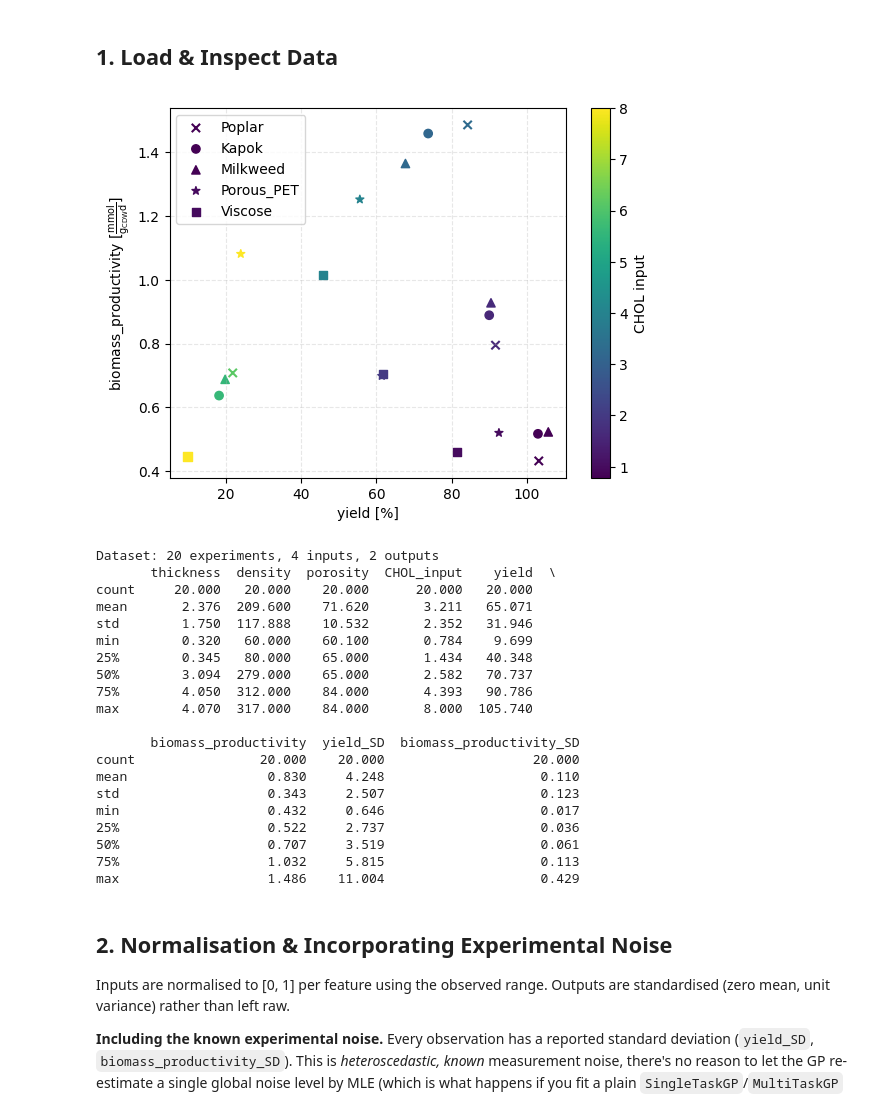
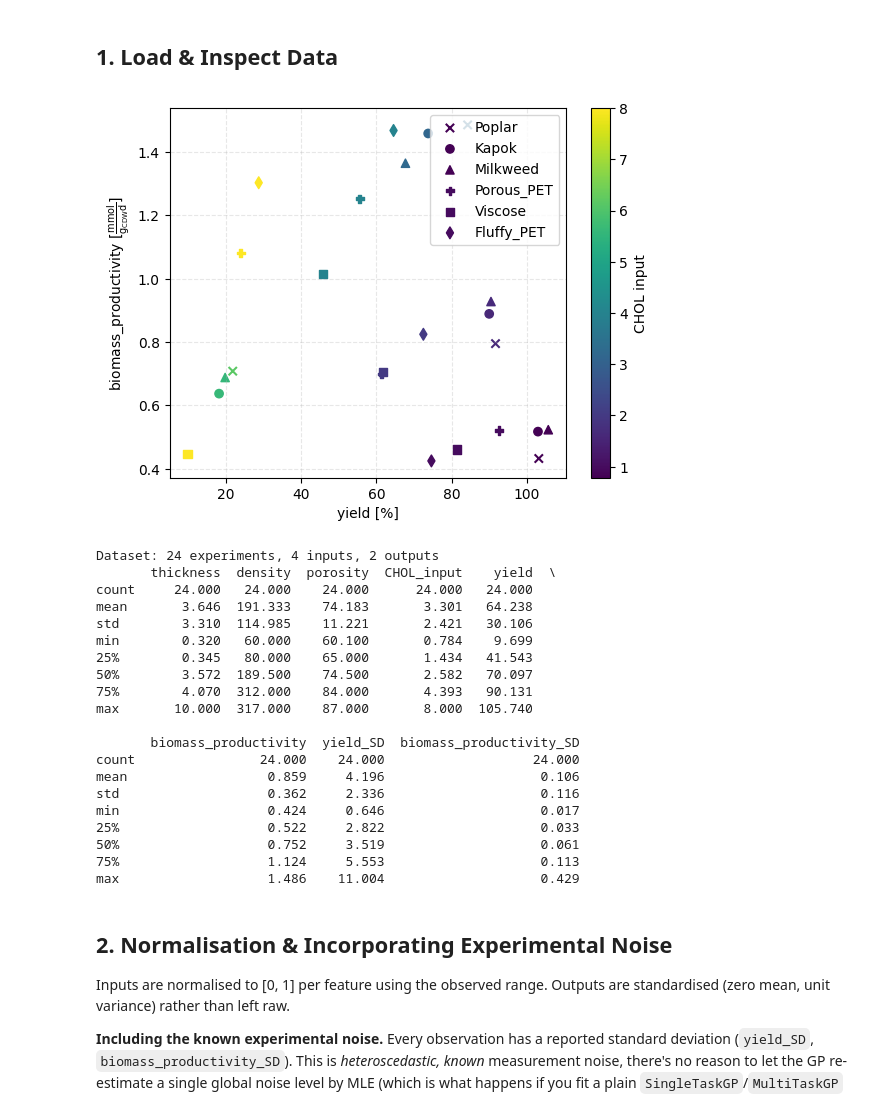
Before and after one commit to LucaBattt/GP-and-BO-for-Material-Selection, a Jupyter notebook: BO_Bioreactor_v2.ipynb, the cells around one changed output. Cells and saved outputs as stored; diff of their text form; code cells hidden in the pictures.

```diff
--- a/BO_Bioreactor_v2.ipynb
+++ b/BO_Bioreactor_v2.ipynb
@@ -66,8 +79,8 @@ GPytorch version    :  1.15.2
 # Load datasets
 #---------------------------------------
 
-full_inputs_df = pd.read_excel("Materials Dataset 2.xlsx", sheet_name="Inputs")
-full_outputs_df = pd.read_excel("Materials Dataset 2.xlsx", sheet_name="Outputs")
+full_inputs_df = pd.read_excel("Materials Dataset.xlsx", sheet_name="Inputs")
+full_outputs_df = pd.read_excel("Materials Dataset.xlsx", sheet_name="Outputs")
 
 #-----------------------------------------------
 # Visualize outputs
@@ -82,7 +95,8 @@ output_2 = 'biomass_productivity'
 outputs_df = full_outputs_df[[output_1, output_1 + '_SD', output_2, output_2 + '_SD']]
 
 # Set color mapping for different materials
-material_shapes = {'Poplar': 'x', "Kapok": 'o', 'Milkweed': '^', 'Porous_PET': '*', 'Viscose': 's'}
+material_shapes = {'Poplar': 'x', "Kapok": 'o', 'Milkweed': '^', 'Porous_PET': '*', 'Viscose': 's',
+                   'Porous_PET': 'P', 'Fluffy_PET': 'd'}
 
 # Set up CHOL values for the colorbar
 chol = full_inputs_df['CHOL_input']
@@ -92,34 +106,34 @@ cmap = plt.cm.viridis
 fig, ax = plt.subplots()
 
 # Plot each material separately
 for material, mark in material_shapes.items():
     mask = full_inputs_df['material'] == material
 
     ax.scatter(
         outputs_df.loc[mask, output_1],
         outputs_df.loc[mask, output_2],
         c=chol.loc[mask],
         cmap=cmap,
         norm=norm,
         label=material,
         marker=mark
     )
 
 # Add colorbar
 sm = mpl.cm.ScalarMappable(norm=norm, cmap=cmap)
 sm.set_array([])
 
 cbar = fig.colorbar(sm, ax=ax)
 cbar.set_label('CHOL input')
 
 ax.grid(True, alpha=0.3, linestyle='--')
 ax.set_xlabel(output_1 + ' [%]')
 ax.set_ylabel(output_2 + r' [$\frac{\mathrm{mmol}}{\mathrm{g_{CDW} d}}$]')
 ax.legend()
 
 plt.show()
 # %% [output]
-[figure, old version]
+[figure, new version]
 # %%
 X_raw = inputs_df.drop(['material'], axis=1)
 Y_raw = outputs_df
@@ -137,25 +151,25 @@ Y_sd_raw = df[output_sd_cols].values
 print(f"Dataset: {X_raw.shape[0]} experiments, {X_raw.shape[1]} inputs, {Y_raw.shape[1]} outputs")
 print(df[input_cols + output_cols + output_sd_cols].describe().round(3))
 # %% [output]
-Dataset: 20 experiments, 4 inputs, 2 outputs
+Dataset: 24 experiments, 4 inputs, 2 outputs
        thickness  density  porosity  CHOL_input    yield  \
-count     20.000   20.000    20.000      20.000   20.000
-mean       2.376  209.600    71.620       3.211   65.071
-std        1.750  117.888    10.532       2.352   31.946
+count     24.000   24.000    24.000      24.000   24.000
+mean       3.646  191.333    74.183       3.301   64.238
+std        3.310  114.985    11.221       2.421   30.106
 min        0.320   60.000    60.100       0.784    9.699
-25%        0.345   80.000    65.000       1.434   40.348
-50%        3.094  279.000    65.000       2.582   70.737
-75%        4.050  312.000    84.000       4.393   90.786
-max        4.070  317.000    84.000       8.000  105.740
+25%        0.345   80.000    65.000       1.434   41.543
+50%        3.572  189.500    74.500       2.582   70.097
+75%        4.070  312.000    84.000       4.393   90.131
+max       10.000  317.000    87.000       8.000  105.740
 
        biomass_productivity  yield_SD  biomass_productivity_SD
-count                20.000    20.000                   20.000
-mean                  0.830     4.248                    0.110
-std                   0.343     2.507                    0.123
-min                   0.432     0.646                    0.017
-25%                   0.522     2.737                    0.036
-50%                   0.707     3.519                    0.061
-75%                   1.032     5.815                    0.113
+count                24.000    24.000                   24.000
+mean                  0.859     4.196                    0.106
+std                   0.362     2.336                    0.116
+min                   0.424     0.646                    0.017
+25%                   0.522     2.822                    0.033
+50%                   0.752     3.519                    0.061
+75%                   1.124     5.553                    0.113
 max                   1.486    11.004                    0.429
 # %% [markdown]
 ## 2. Normalisation & Incorporating Experimental Noise
```
Also changed, not shown: parts of 17 cells of this notebook.
